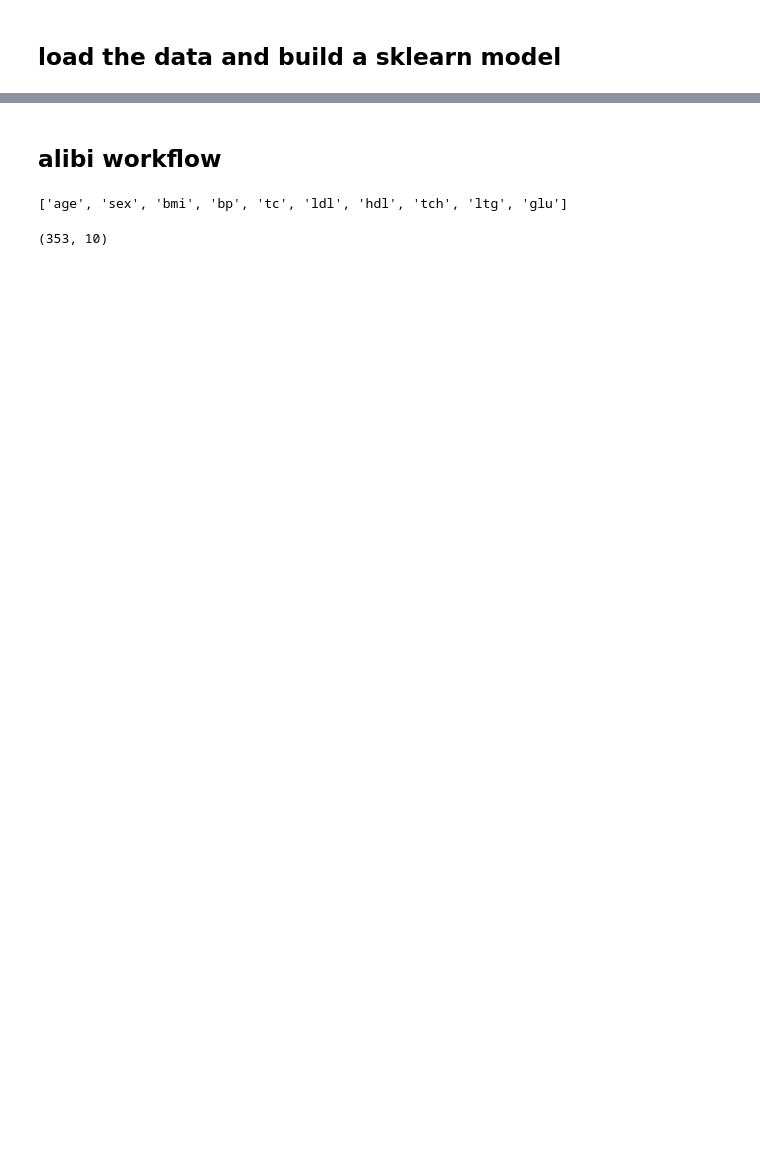
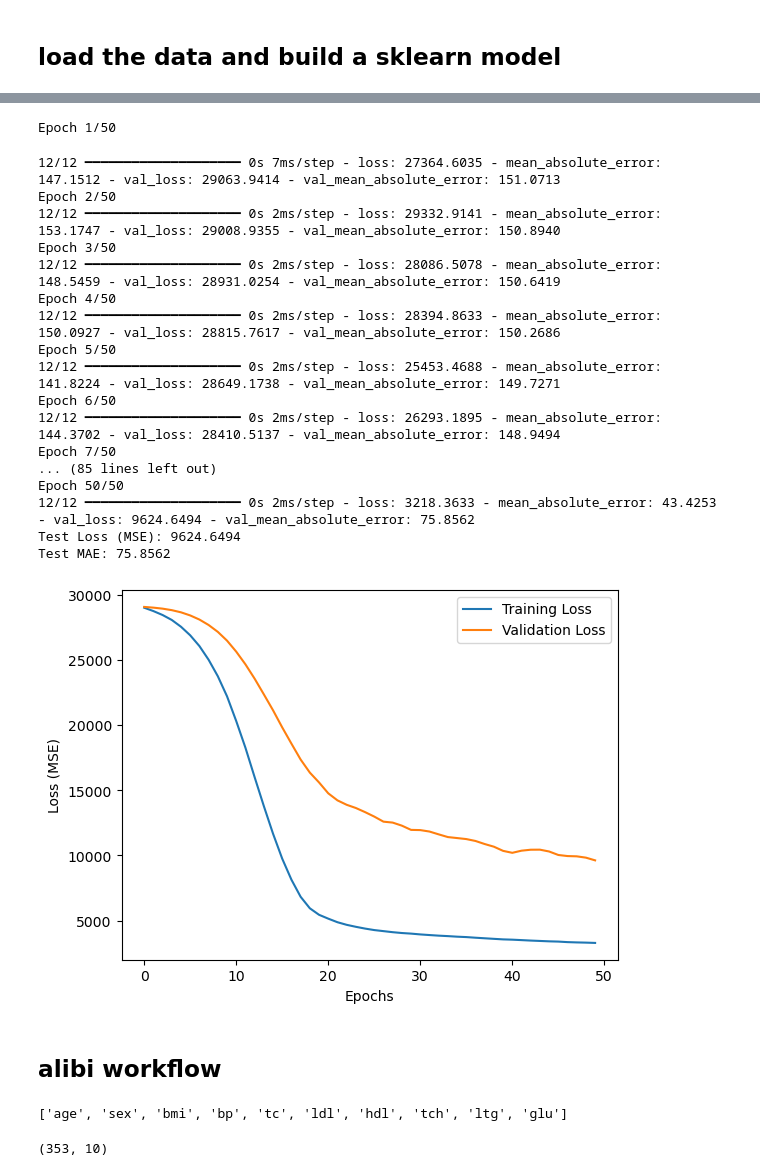
Before and after one commit to gongchang/ML_DL_Stats_Tutorials, a Jupyter notebook: xai_tutorials/04_XAI_with_alibi.ipynb, the cells around one changed output, grey strips where cells are left out. Saved outputs shown, nothing was run; the diff lists cells and outputs as text; code cells hidden in the pictures; blank space fills up the shorter version.

```diff
--- a/xai_tutorials/04_XAI_with_alibi.ipynb
+++ b/xai_tutorials/04_XAI_with_alibi.ipynb
@@ -25,2 +32,76 @@ RandomForestRegressor(criterion='absolute_error', max_depth=4,
+# %%
+import numpy as np
+import tensorflow as tf
+from tensorflow.keras.models import Sequential
+from tensorflow.keras.layers import Dense
+from sklearn.model_selection import train_test_split
+from sklearn.datasets import make_regression
+import matplotlib.pyplot as plt
+
+# Generate synthetic regression data
+#X, y = make_regression(n_samples=1000, n_features=10, noise=0.1, random_state=42)
+
+# Split into train and test sets
+X_train, X_test, y_train, y_test = np.array(df_train.iloc[:,0:10]),np.array(df_test.iloc[:,0:10]),np.array(df_train['target']),np.array(df_test['target'])
+
+# Normalize data (important for neural networks)
+X_train = (X_train - np.mean(X_train, axis=0)) / np.std(X_train, axis=0)
+X_test = (X_test - np.mean(X_train, axis=0)) / np.std(X_train, axis=0)
+
+# Define the model
+model = Sequential([
+    Dense(64, activation='relu', input_shape=(X_train.shape[1],)),  # Input layer
+    Dense(32, activation='relu'),                                   # Hidden layer
+    Dense(1)                                                        # Output layer (no activation for regression)
+]
+
+# Compile the model
+model.compile(
+    optimizer='adam',              # Adaptive learning rate optimizer
+    loss='mean_squared_error',     # MSE for regression
+    metrics=['mean_absolute_error']  # Optional: Track MAE
+)
+
+# Train the model
+history = model.fit(
+    X_train, y_train,
+    validation_data=(X_test, y_test),
+    epochs=50,                    # Number of training iterations
+    batch_size=32,                # Batch size
+    verbose=1                     # Show progress
+)
+
+# Evaluate the model
+loss, mae = model.evaluate(X_test, y_test, verbose=0)
+print(f"Test Loss (MSE): {loss:.4f}")
+print(f"Test MAE: {mae:.4f}")
+
+# Plot training history
+plt.plot(history.history['loss'], label='Training Loss')
+plt.plot(history.history['val_loss'], label='Validation Loss')
+plt.xlabel('Epochs')
+plt.ylabel('Loss (MSE)')
+plt.legend()
+plt.show()
+# %% [output]
+Epoch 1/50
+12/12 ━━━━━━━━━━━━━━━━━━━━ 0s 7ms/step - loss: 27364.6035 - mean_absolute_error: 147.1512 - val_loss: 29063.9414 - val_mean_absolute_error: 151.0713
+Epoch 2/50
+12/12 ━━━━━━━━━━━━━━━━━━━━ 0s 2ms/step - loss: 29332.9141 - mean_absolute_error: 153.1747 - val_loss: 29008.9355 - val_mean_absolute_error: 150.8940
+Epoch 3/50
+12/12 ━━━━━━━━━━━━━━━━━━━━ 0s 2ms/step - loss: 28086.5078 - mean_absolute_error: 148.5459 - val_loss: 28931.0254 - val_mean_absolute_error: 150.6419
+Epoch 4/50
+12/12 ━━━━━━━━━━━━━━━━━━━━ 0s 2ms/step - loss: 28394.8633 - mean_absolute_error: 150.0927 - val_loss: 28815.7617 - val_mean_absolute_error: 150.2686
+Epoch 5/50
+12/12 ━━━━━━━━━━━━━━━━━━━━ 0s 2ms/step - loss: 25453.4688 - mean_absolute_error: 141.8224 - val_loss: 28649.1738 - val_mean_absolute_error: 149.7271
+Epoch 6/50
+12/12 ━━━━━━━━━━━━━━━━━━━━ 0s 2ms/step - loss: 26293.1895 - mean_absolute_error: 144.3702 - val_loss: 28410.5137 - val_mean_absolute_error: 148.9494
+Epoch 7/50
+... (85 lines left out)
+Epoch 50/50
+12/12 ━━━━━━━━━━━━━━━━━━━━ 0s 2ms/step - loss: 3218.3633 - mean_absolute_error: 43.4253 - val_loss: 9624.6494 - val_mean_absolute_error: 75.8562
+Test Loss (MSE): 9624.6494
+Test MAE: 75.8562
+[figure, added]
 # %% [markdown]
 ## alibi workflow
```
Also changed, not shown: parts of 13 cells of this notebook, 9 other files.
